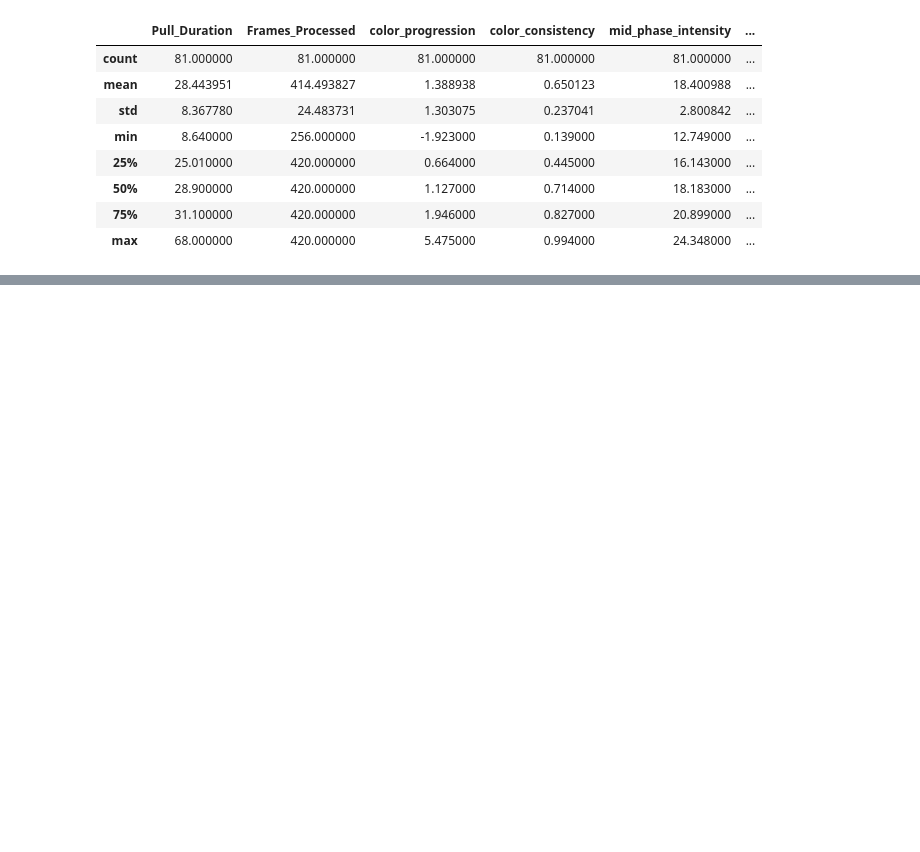
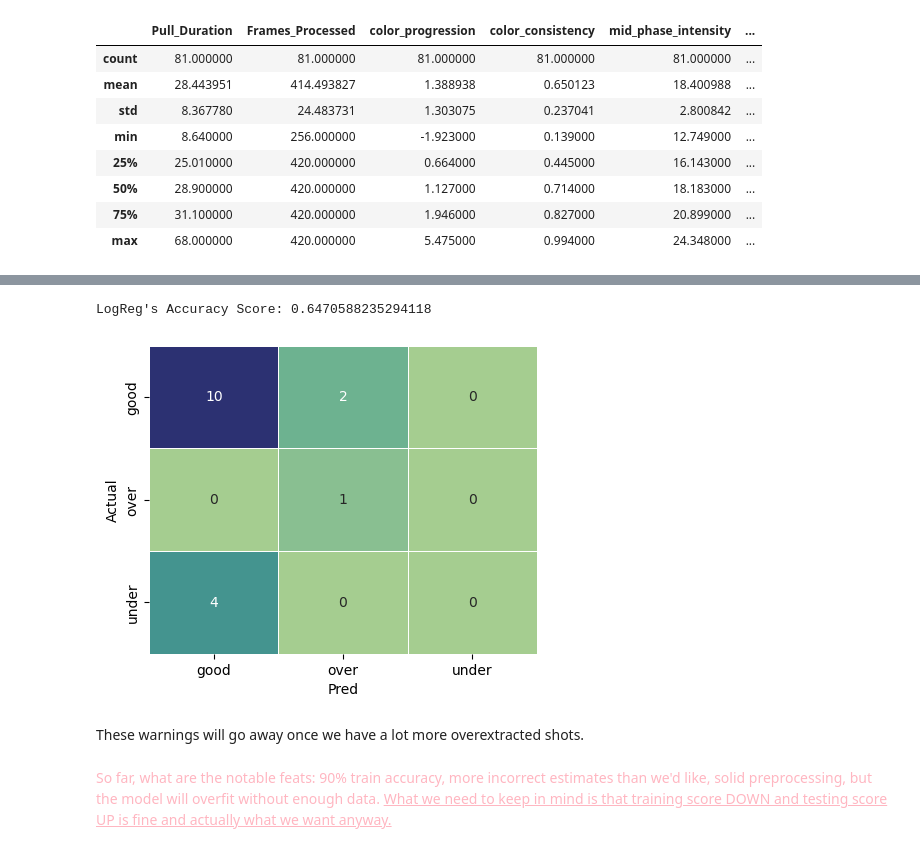
Before and after one commit to anichip/EspressFlowCV, a Jupyter notebook: initial_model.ipynb, the cells around one changed output, grey strips where cells are left out. Saved outputs shown, nothing was run; the diff lists cells and outputs as text; code cells hidden in the pictures; blank space fills up the shorter version.

```diff
--- a/initial_model.ipynb
+++ b/initial_model.ipynb
@@ -212,0 +102,2 @@ Possible impediments:
+# %%
+y_pred_1 = pipeline_1.predict(X_test)
@@ -212,0 +160,18 @@ Possible impediments:
+# %%
+print("LogReg's Accuracy Score:",accuracy_score(y_test,y_pred_1))
+# %% [output]
+LogReg's Accuracy Score: 0.6470588235294118
+# %%
+cm = confusion_matrix(y_test,y_pred_1)
+
+plt.figure(figsize=(5,4))
+sns.heatmap(cm,annot=True,cmap="crest",linewidth=0.5,xticklabels=encoder.classes_, yticklabels=encoder.classes_,cbar=False)
+plt.xlabel("Pred")
+plt.ylabel("Actual")
+plt.show()
+# %% [output]
+[figure, added]
+# %% [markdown]
+These warnings will go away once we have a lot more overextracted shots.
+# %% [markdown]
+<p style="color:lightpink">So far, what are the notable feats: 90% train accuracy, more incorrect estimates than we'd like, solid preprocessing, but the model will overfit without enough data. <u>What we need to keep in mind is that training score DOWN and testing score UP is fine and actually what we want anyway.</u></p>
```
Also changed, not shown: parts of 48 cells of this notebook.
